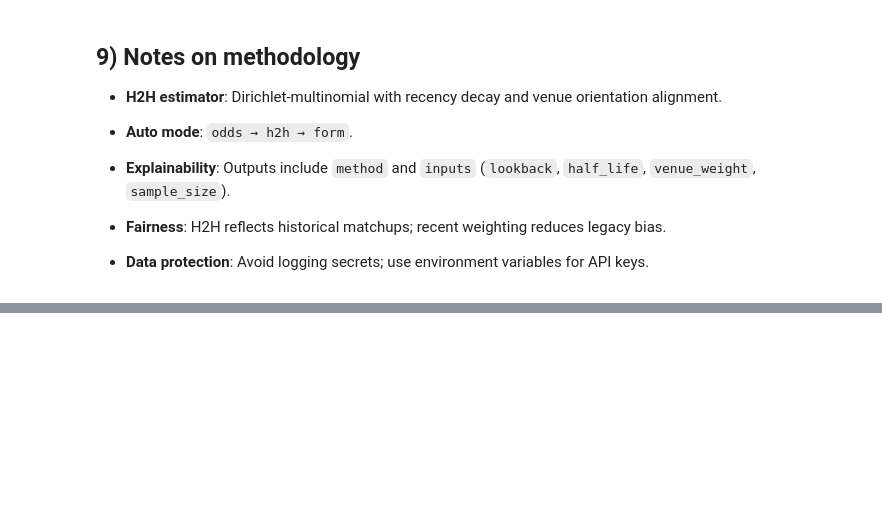
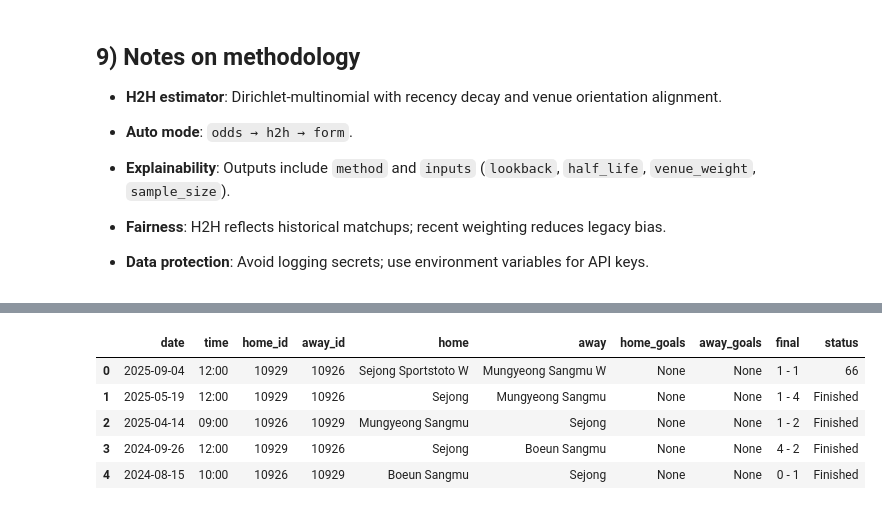
Before and after one commit to SYNCODE-SLIIT/Sports-Analysis, a Jupyter notebook: sports-ai/notebooks/Live_H2H_WinProb_Analysis.ipynb, the cells around one changed output, grey strips where cells are left out. Cells and saved outputs as stored; diff of their text form; code cells hidden in the pictures; blank space fills up the shorter version.

```diff
--- a/sports-ai/notebooks/Live_H2H_WinProb_Analysis.ipynb
+++ b/sports-ai/notebooks/Live_H2H_WinProb_Analysis.ipynb
@@ -289,0 +372,28 @@ pd.DataFrame([row])
+# %%
+# Show the post-filter H2H rows the AnalysisAgent used (newest→oldest)
+# We reuse the agent internals for transparency.
+ev, src, _t = rc.analysis._resolve_event(event_id)
+rows, tr = rc.analysis._h2h_matches(ev.home_team_id, ev.away_team_id, lookback=10)
+
+import pandas as pd
+def _mk_row(m):
+    return {
+        "date": m.get("event_date") or m.get("match_date") or m.get("date"),
+        "time": m.get("event_time") or m.get("match_time") or m.get("time"),
+        "home_id": m.get("event_home_team_id") or m.get("home_team_id") or m.get("home_team_key") or m.get("home_id"),
+        "away_id": m.get("event_away_team_id") or m.get("away_team_id") or m.get("away_team_key") or m.get("away_id"),
+        "home": m.get("event_home_team") or m.get("homeTeam") or m.get("home_team"),
+        "away": m.get("event_away_team") or m.get("awayTeam") or m.get("away_team"),
+        "home_goals": (m.get("home_team_goal") or m.get("home_score") or m.get("goals_home")),
+        "away_goals": (m.get("away_team_goal") or m.get("away_score") or m.get("goals_away")),
+        "final": m.get("event_final_result") or m.get("final_score") or m.get("score"),
+        "status": m.get("event_status") or m.get("status"),
+    }
+pd.DataFrame([_mk_row(m) for m in rows])
+# %% [output]
+|  | date | time | home_id | away_id | home | away | home_goals | away_goals | final | status |
+| 0 | 2025-09-04 | 12:00 | 10929 | 10926 | Sejong Sportstoto W | Mungyeong Sangmu W | None | None | 1 - 1 | 66 |
+| 1 | 2025-05-19 | 12:00 | 10929 | 10926 | Sejong | Mungyeong Sangmu | None | None | 1 - 4 | Finished |
+| 2 | 2025-04-14 | 09:00 | 10926 | 10929 | Mungyeong Sangmu | Sejong | None | None | 1 - 2 | Finished |
+| 3 | 2024-09-26 | 12:00 | 10929 | 10926 | Sejong | Boeun Sangmu | None | None | 4 - 2 | Finished |
+| 4 | 2024-08-15 | 10:00 | 10926 | 10929 | Boeun Sangmu | Sejong | None | None | 0 - 1 | Finished |
```
Also changed, not shown: parts of 7 cells of this notebook, 3 other files.
